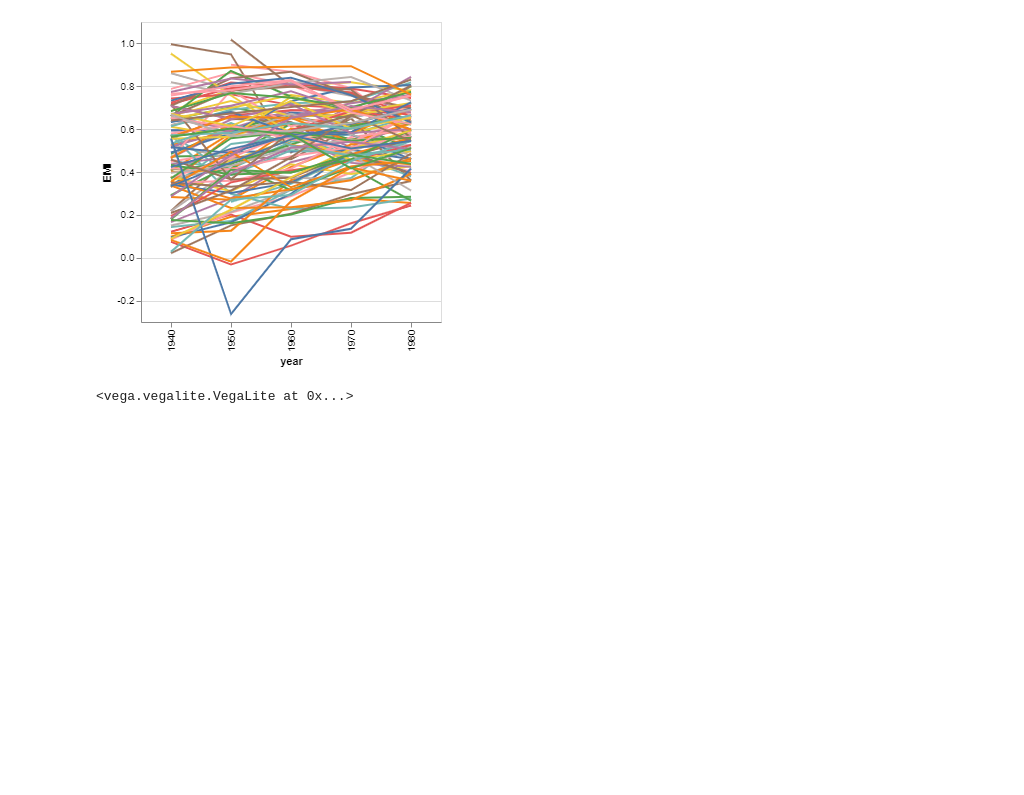
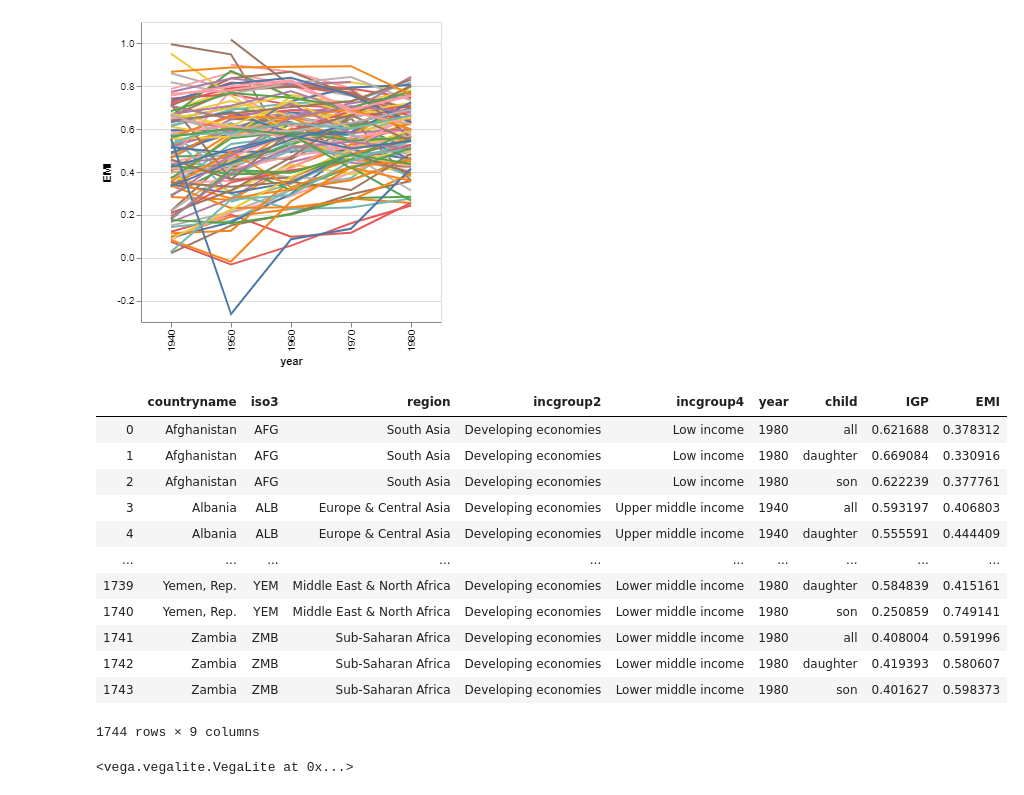
Before and after one commit to UBC-MDS/DSCI_532_L02_Group212_SocialMobilityProject, a Jupyter notebook: src/data_wrangling.ipynb, the cells around one changed output. Drawn from its saved outputs; the diff is of its cells as text; code cells hidden in the pictures; blank space fills up the shorter version.

```diff
--- a/src/data_wrangling.ipynb
+++ b/src/data_wrangling.ipynb
@@ -378,6 +396,22 @@ country2
 slider = alt.binding_range(min=1940, max=1980, step=10)
 select_year = alt.selection_single(name="year", fields=['year'],
                                    bind=slider, init={'year': 1980})
+# %%
+ed_mob_df
+# %% [output]
+|  | countryname | iso3 | region | incgroup2 | incgroup4 | year | child | IGP | EMI |
+| 0 | Afghanistan | AFG | South Asia | Developing economies | Low income | 1980 | all | 0.621688 | 0.378312 |
+| 1 | Afghanistan | AFG | South Asia | Developing economies | Low income | 1980 | daughter | 0.669084 | 0.330916 |
+| 2 | Afghanistan | AFG | South Asia | Developing economies | Low income | 1980 | son | 0.622239 | 0.377761 |
+| 3 | Albania | ALB | Europe & Central Asia | Developing economies | Upper middle income | 1940 | all | 0.593197 | 0.406803 |
+| 4 | Albania | ALB | Europe & Central Asia | Developing economies | Upper middle income | 1940 | daughter | 0.555591 | 0.444409 |
+| ... | ... | ... | ... | ... | ... | ... | ... | ... | ... |
+| 1739 | Yemen, Rep. | YEM | Middle East & North Africa | Developing economies | Lower middle income | 1980 | daughter | 0.584839 | 0.415161 |
+| 1740 | Yemen, Rep. | YEM | Middle East & North Africa | Developing economies | Lower middle income | 1980 | son | 0.250859 | 0.749141 |
+| 1741 | Zambia | ZMB | Sub-Saharan Africa | Developing economies | Lower middle income | 1980 | all | 0.408004 | 0.591996 |
+| 1742 | Zambia | ZMB | Sub-Saharan Africa | Developing economies | Lower middle income | 1980 | daughter | 0.419393 | 0.580607 |
+| 1743 | Zambia | ZMB | Sub-Saharan Africa | Developing economies | Lower middle income | 1980 | son | 0.401627 | 0.598373 |
+1744 rows × 9 columns
 # %%
 def map_and_bar_by_year(year, title):
     """
```
Also changed, not shown: parts of 3 cells of this notebook, 2 other files.
